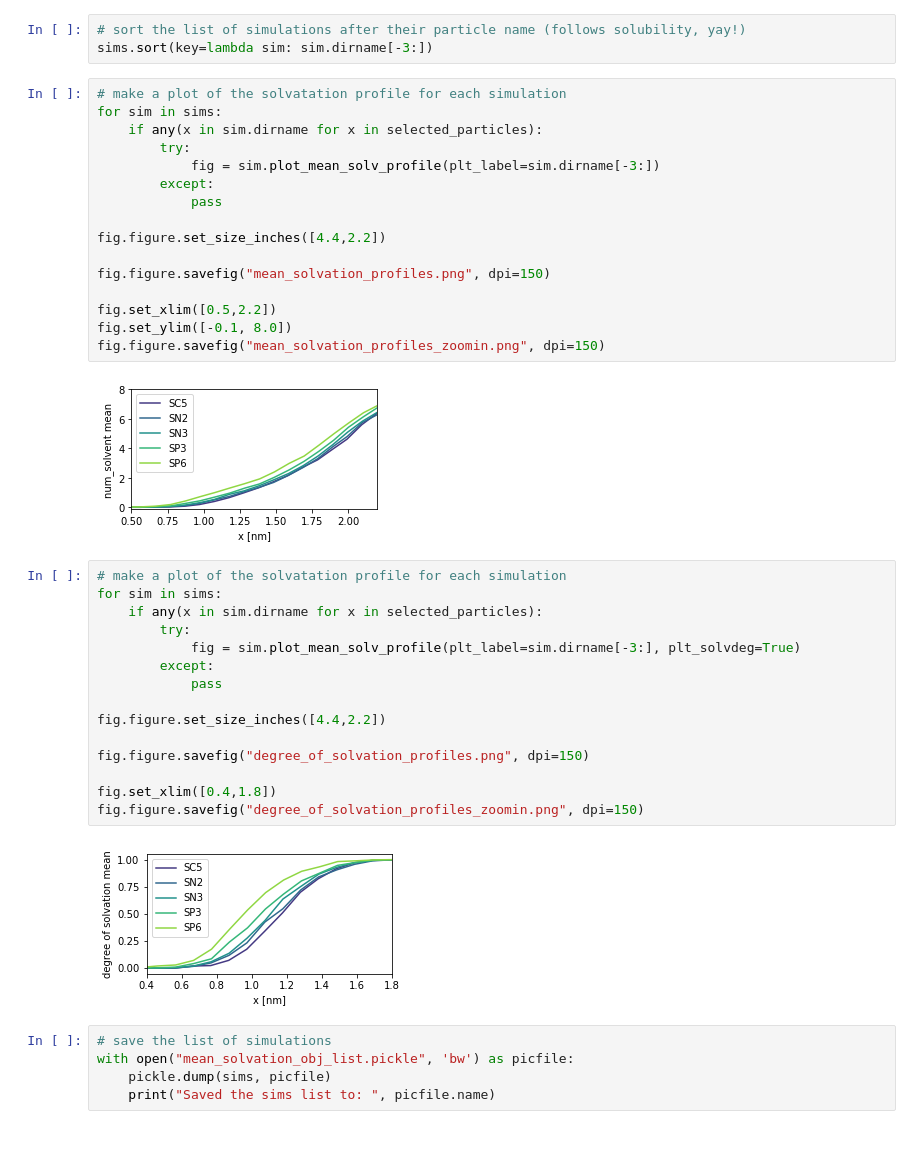
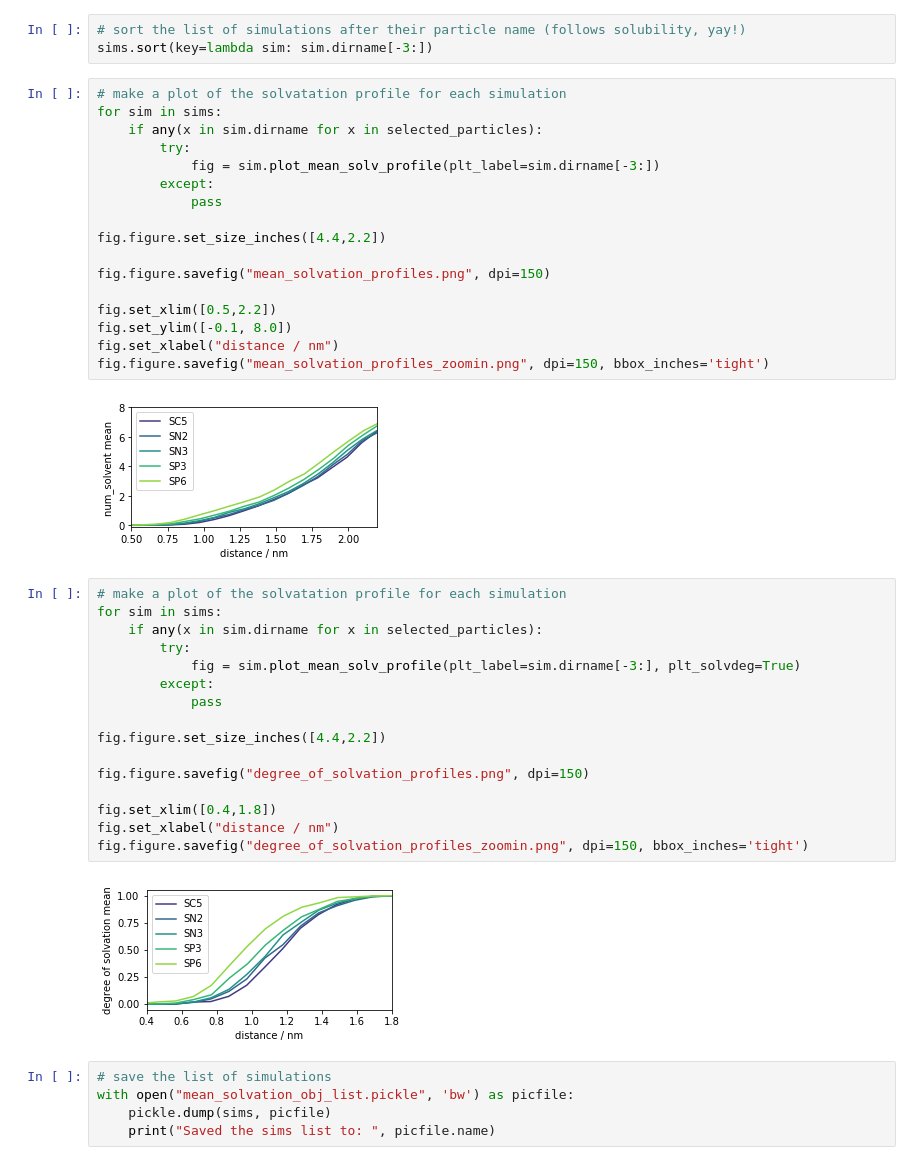
Before and after one commit to jmelcr/permeability, a Jupyter notebook: martini3/cholesterol00p_PC_variousTails_sims/saturation_DPPC-POPC_titration/perm_particle_EOLS/dopc-unsat_0-169_d_100/plot_mean_solvation_of_x_all_sims.ipynb, the cells around one changed output. Drawn from its saved outputs; the diff is of its cells as text.

```diff
--- a/martini3/cholesterol00p_PC_variousTails_sims/saturation_DPPC-POPC_titration/perm_particle_EOLS/dopc-unsat_0-169_d_100/plot_mean_solvation_of_x_all_sims.ipynb
+++ b/martini3/cholesterol00p_PC_variousTails_sims/saturation_DPPC-POPC_titration/perm_particle_EOLS/dopc-unsat_0-169_d_100/plot_mean_solvation_of_x_all_sims.ipynb
@@ -189,21 +189,22 @@ sims.sort(key=lambda sim: sim.dirname[-3:])
 # %%
 # make a plot of the solvatation profile for each simulation
 for sim in sims:
     if any(x in sim.dirname for x in selected_particles):
         try:
             fig = sim.plot_mean_solv_profile(plt_label=sim.dirname[-3:])
         except:
             pass
 
 fig.figure.set_size_inches([4.4,2.2])
 
 fig.figure.savefig("mean_solvation_profiles.png", dpi=150)
 
 fig.set_xlim([0.5,2.2])
 fig.set_ylim([-0.1, 8.0])
-fig.figure.savefig("mean_solvation_profiles_zoomin.png", dpi=150)
+fig.set_xlabel("distance / nm")
+fig.figure.savefig("mean_solvation_profiles_zoomin.png", dpi=150, bbox_inches='tight')
 # %% [output]
-[figure, old version]
+[figure, new version]
 # %%
 # make a plot of the solvatation profile for each simulation
 for sim in sims:
@@ -218,9 +219,10 @@ fig.figure.set_size_inches([4.4,2.2])
 fig.figure.savefig("degree_of_solvation_profiles.png", dpi=150)
 
 fig.set_xlim([0.4,1.8])
-fig.figure.savefig("degree_of_solvation_profiles_zoomin.png", dpi=150)
+fig.set_xlabel("distance / nm")
+fig.figure.savefig("degree_of_solvation_profiles_zoomin.png", dpi=150, bbox_inches='tight')
 # %% [output]
-[figure, old version]
+[figure, new version]
 # %%
 # save the list of simulations
 with open("mean_solvation_obj_list.pickle", 'bw') as picfile:
```
Also changed, not shown: 2 other files.
